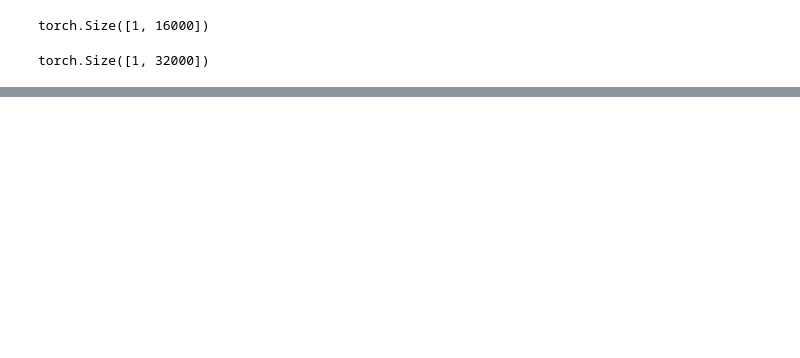
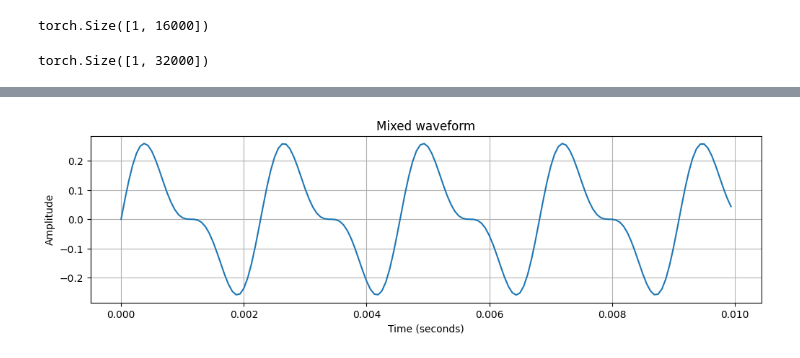
Before and after one commit to min-gyu-jeon/ai-study, a Jupyter notebook: asr-study/01_waveform.ipynb, the cells around one changed output, grey strips where cells are left out. Saved outputs shown, nothing was run; the diff lists cells and outputs as text; code cells hidden in the pictures; blank space fills up the shorter version.

```diff
--- a/asr-study/01_waveform.ipynb
+++ b/asr-study/01_waveform.ipynb
@@ -79,0 +109,31 @@ Audio(waveform[0].numpy(), rate=sample_rate, normalize=False)
+# %%
+import math
+import torch
+import matplotlib.pyplot as plt
+from IPython.display import Audio
+
+sample_rate = 16_000
+duration = 1  # 초
+num_samples = sample_rate * duration
+
+time = torch.arange(num_samples) / sample_rate
+
+# 두 소리를 각각 만들고 더하기
+wave_440 = 0.2 * torch.sin(2 * math.pi * 440 * time)
+wave_880 = 0.1 * torch.sin(2 * math.pi * 880 * time)
+mixed_wave = wave_440 + wave_880
+
+# 처음 0.01초만 그래프로 보기
+samples_to_show = int(0.01 * sample_rate)
+
+plt.figure(figsize=(12, 3))
+plt.plot(time[:samples_to_show], mixed_wave[:samples_to_show])
+plt.xlabel("Time (seconds)")
+plt.ylabel("Amplitude")
+plt.title("Mixed waveform")
+plt.grid()
+plt.show()
+
+Audio(mixed_wave.numpy(), rate=sample_rate, normalize=False)
+# %% [output]
+[figure, added]
```
Also changed, not shown: parts of 12 cells of this notebook.
